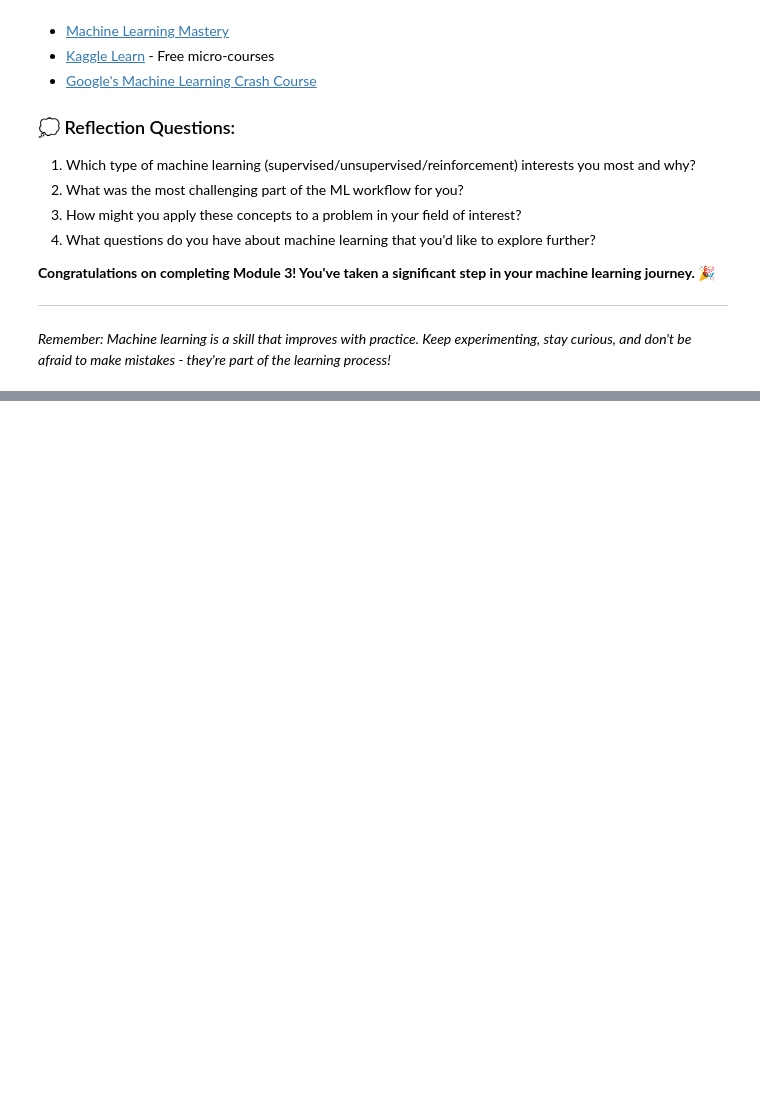
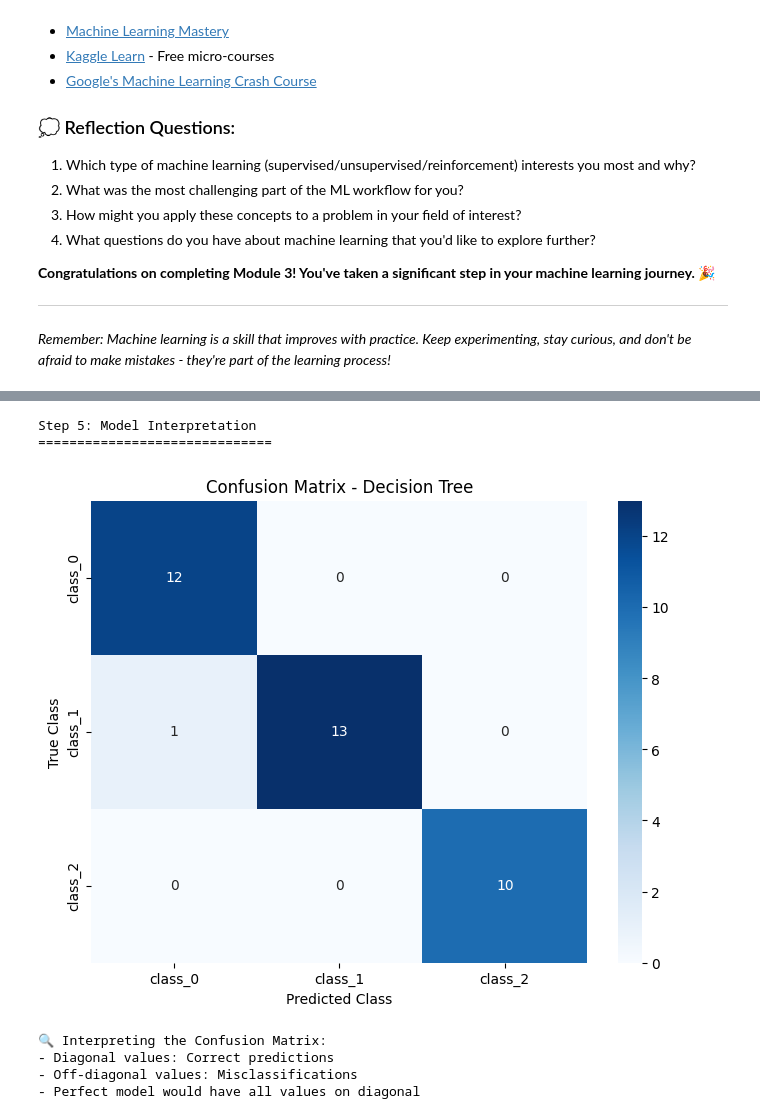
Before and after one commit to Anashrah/ITAI_ML_FirstRepo_AnashrahAdil, a Jupyter notebook: Module_03_Lab_Exercise.ipynb, the cells around one changed output, grey strips where cells are left out. Drawn from its saved outputs; the diff is of its cells as text; code cells hidden in the pictures; blank space fills up the shorter version.

```diff
--- a/Module_03_Lab_Exercise.ipynb
+++ b/Module_03_Lab_Exercise.ipynb
@@ -716,0 +778,22 @@ In the next lab, you'll dive deeper into:
+# %%
+# Step 2: Data Splitting
+print("Step 2: Data Splitting")
+print("=" * 30)
+
+# Split data into training (80%) and testing (20%) sets
+X_train, X_test, y_train, y_test = train_test_split(
+    X, y,
+    test_size=0.2,      # 20% for testing
+    random_state=42,    # For reproducible results
+    stratify=y          # Maintain class proportions
+)
+
+print(f"Training set: {X_train.shape[0]} samples")
+print(f"Testing set: {X_test.shape[0]} samples")
+print(f"Training classes: {np.bincount(y_train)}")
+print(f"Testing classes: {np.bincount(y_test)}")
+
+print("\n🎯 Why split data?")
+print("- Training set: Teach the model")
+print("- Testing set: Evaluate performance on unseen data")
+print("- This prevents overfitting (memorizing vs. learning)")
@@ -716,0 +899,31 @@ In the next lab, you'll dive deeper into:
+# %%
+# Step 5: Model Interpretation
+print("Step 5: Model Interpretation")
+print("=" * 30)
+
+# Visualize confusion matrix for the best model
+best_model_obj = trained_models[best_model]
+y_pred_best = best_model_obj.predict(X_test)
+
+plt.figure(figsize=(8, 6))
+cm = confusion_matrix(y_test, y_pred_best)
+sns.heatmap(cm, annot=True, fmt='d', cmap='Blues',
+            xticklabels=wine_data.target_names,
+            yticklabels=wine_data.target_names)
+plt.title(f'Confusion Matrix - {best_model}')
+plt.xlabel('Predicted Class')
+plt.ylabel('True Class')
+plt.show()
+
+print(f"\n🔍 Interpreting the Confusion Matrix:")
+print("- Diagonal values: Correct predictions")
+print("- Off-diagonal values: Misclassifications")
+print("- Perfect model would have all values on diagonal")
+# %% [output]
+Step 5: Model Interpretation
+==============================
+[figure, added]
+🔍 Interpreting the Confusion Matrix:
+- Diagonal values: Correct predictions
+- Off-diagonal values: Misclassifications
+- Perfect model would have all values on diagonal
```
Also changed, not shown: parts of 9 cells of this notebook.
